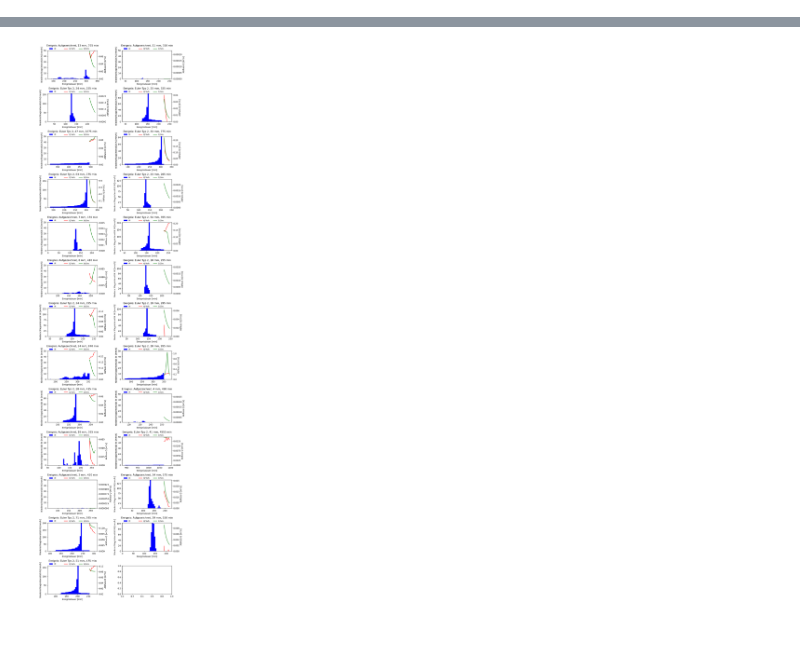
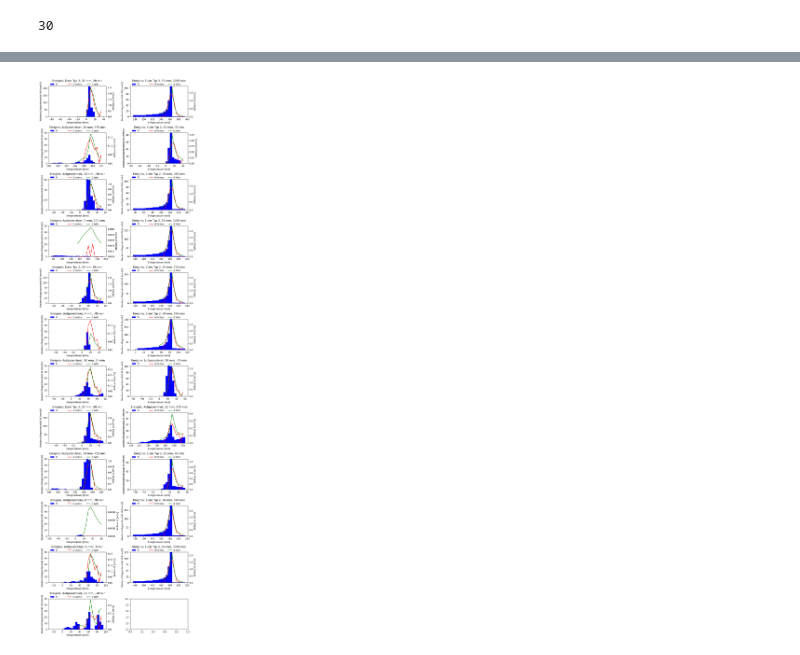
Before and after one commit to FlAlbers/UrbanML, a Jupyter notebook: model_testing.ipynb, the cells around one changed output, grey strips where cells are left out. Saved outputs shown, nothing was run; the diff lists cells and outputs as text; code cells hidden in the pictures.

Commit message:
in model_testing multiple plots now adjusted to plot at peak values time steps + event duration in sequence_list fixed. Endbuffer now not included anymore

```diff
--- a/model_testing.ipynb
+++ b/model_testing.ipynb
@@ -146,8 +128,8 @@ plt.tight_layout()
 # # print(is_same_sum, is_same_sum_2)
 # %%
 # test for plot_seq_i_d_Q function
-n_sample = 2
-n = 46
+n_sample = 3
+n = 15
 interval = seq_test[n_sample][0]['interval']
 meta = seq_test[n_sample][0]
 in_seq = seq_test[n_sample][1][n]
@@ -174,3 +156,8 @@ plot_seq_i_d_Q(in_seq, actual_seq, predict_seq, meta, interval,).show()
+# %%
+len(seq_test[3][1]) * 5 - 240
+# max_index
+# %% [output]
+30
 # %%
 # make this a function that takes event_data =seq_test[n_sample], event_data_trans, n_seq = n,  interval, delay, p_steps, duration_col
 
@@ -186,7 +173,10 @@ fig, axs = plt.subplots(plot_rows, 2, figsize=(10, 1.5*len(seq_test_trans)))
 # Loop through n_sample
 for n_sample in range(len(seq_test_trans)):
     # n = 12 +int((len(seq_test[n_sample][1])-24) / 3)
-    n = int(len(seq_test[n_sample][1]) / 5)
+    # n = int(len(seq_test[n_sample][1]) / 5)
+    n = np.argmax(seq_test[n_sample][2][:, 0, 0])
+    n = n - p_steps/2
+    n = n.astype(int)
 
     # Calculate the start and end time of the sequence so that a duration column can be created
     start_time = max(seq_test[n_sample][1][n][:, 0]) + interval + delay * interval
@@ -225,8 +215,8 @@ for n_sample in range(len(seq_test_trans)):
     # Create a twin axis on the right side
     # Plotting the predicted and actual values in the corresponding subplot
     ax2 = ax1.twinx()
-    ax2.plot(predict_seq[:, 0], predict_seq[:, 1], color = 'red', label='Q Vorh.')
-    ax2.plot(actual_seq[:, 0], actual_seq[:, 1], color = 'green', label='Q Sim.')
+    ax2.plot(predict_seq[:, 0], predict_seq[:, 1], color = 'red', label='Q Vorhers.')
+    ax2.plot(actual_seq[:, 0], actual_seq[:, 1], color = 'green', label='Q Wahr')
     ax2.set_ylim(bottom=0)  # Set y-axis to start from zero
     ax2.set_ylabel('Abfluss Q [m³/s]')
     ax2.legend(loc='upper left', bbox_to_anchor=(0.3,1.15), frameon=False, ncol = 2, fontsize = 'small')
@@ -260 +250 @@ plt.show()
-[figure, old version]
+[figure, new version]
```
Also changed, not shown: parts of 6 cells of this notebook, 14 other files.
